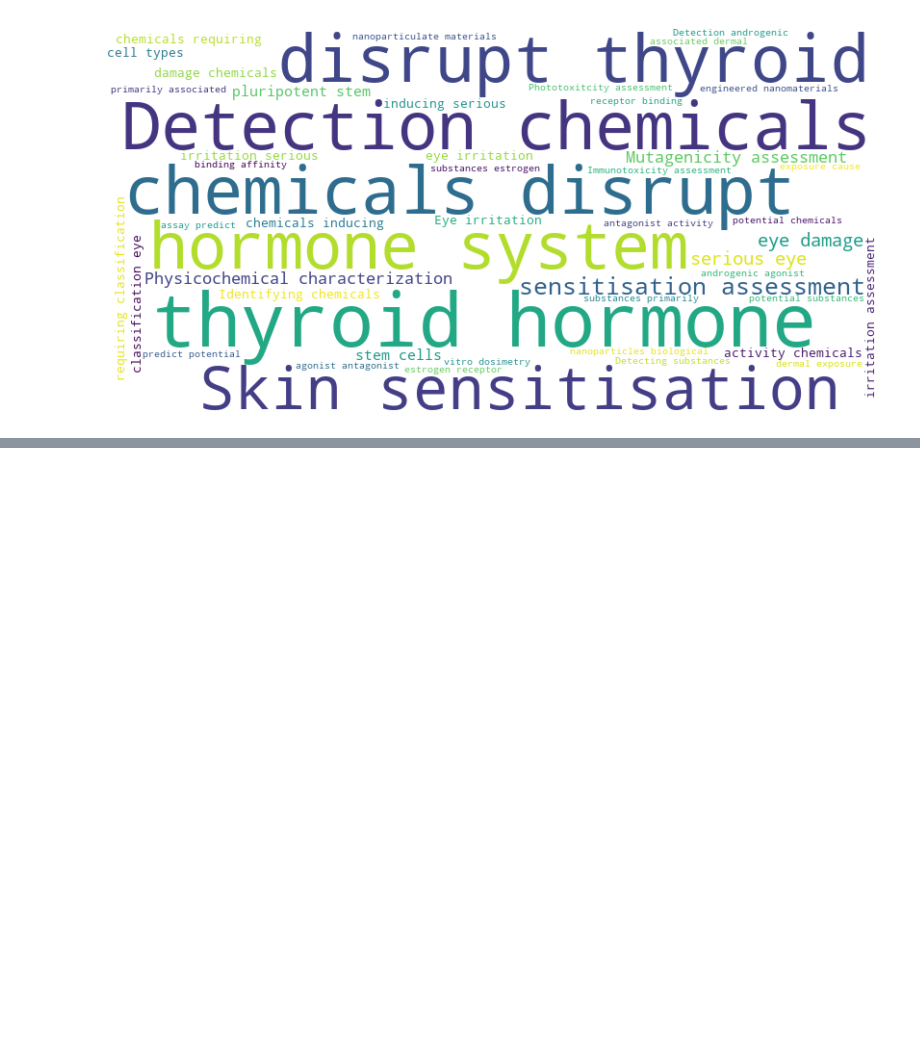
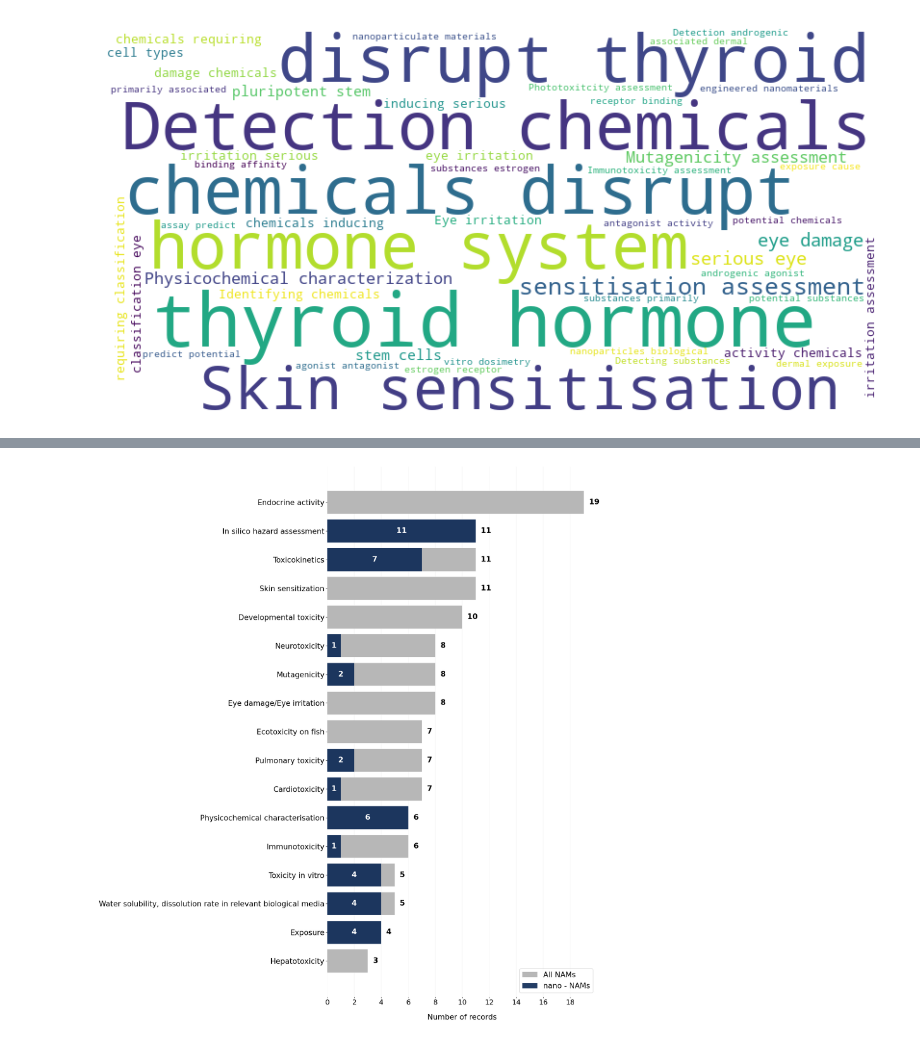
Before and after one commit to Alutka266/ECHA_2025_phase2, a Jupyter notebook: data_viz.ipynb, the cells around one changed output, grey strips where cells are left out. Saved outputs shown, nothing was run; the diff lists cells and outputs as text; code cells hidden in the pictures; blank space fills up the shorter version.

```diff
--- a/data_viz.ipynb
+++ b/data_viz.ipynb
@@ -853,0 +982,78 @@ plt.show()
+# %%
+# Rozdzielanie wartości w kolumnie SIRS oddzielonych średnikiem
+df_exploded = df.assign(SIRS=df['Standard Information Requirements (SIRs) / Specific Target Organ Toxicity (STOT)'].str.split(';')).explode('SIRS')
+df_exploded['SIRS'] = df_exploded['SIRS'].str.strip()  # Usunięcie zbędnych spacji
+
+# Podzbiór danych, gdzie wartości w kolumnie X różnią się od "no"
+subset_df_exploded = df_exploded[df_exploded['Nanomaterials used'] != 'no']
+
+# Zliczanie wartości w kolumnie SIRS dla pełnego zbioru i podzbioru
+sirs_counts_full = df_exploded['SIRS'].value_counts()
+sirs_counts_subset = subset_df_exploded['SIRS'].value_counts()
+
+# Przygotowanie 10 najczęstszych wartości
+top_10_sirs_full = sirs_counts_full.head(17)
+top_10_sirs_subset = sirs_counts_subset.reindex(top_10_sirs_full.index).fillna(0)
+
+# Przygotowanie kolorów
+full_color = '#b0b0b0'  # Szary dla pełnego zbioru
+subset_color = '#0b2854'  # Granatowy dla podzbioru
+
+# Tworzenie wykresu
+fig, ax = plt.subplots(figsize=(18, 20))
+x = range(len(top_10_sirs_full))
+
+# Słupki dla pełnego zbioru danych (szare)
+full_bars = ax.barh(x, top_10_sirs_full, color=full_color, alpha=0.9, zorder=2)
+
+# Słupki dla ograniczonego podzbioru danych (granatowe)
+subset_bars = ax.barh(x, top_10_sirs_subset, color=subset_color, alpha=0.9, zorder=3)
+
+# Dodawanie liczebności na słupkach (dla granatowych słupków podzbioru)
+for i, value in enumerate(top_10_sirs_subset):
+    if value > 0:  # Dodaj etykietę tylko, jeśli liczba jest większa od 0
+        ax.text(
+            value / 2,  # Pozycja X: połowa długości słupka
+            i,          # Pozycja Y: środek słupka
+            str(int(value)),  # Tekst: liczebność
+            va='center', ha='center',  # Wyrównanie do środka
+            fontsize=19, fontweight='bold', color='white'  # Biała czcionka
+        )
+
+# Dodawanie liczebności na słupkach (dla pełnego zbioru)
+for i, value in enumerate(top_10_sirs_full):
+    ax.text(value + max(top_10_sirs_full) * 0.02, i, str(int(value)), va='center', ha='left', fontsize=19, fontweight='bold', color='black')
+
+# Odwrócenie osi Y
+ax.invert_yaxis()
+
+from matplotlib.ticker import MaxNLocator
+
+# Stylizacja osi: ustawienie skali na liczby całkowite
+ax.xaxis.set_major_locator(MaxNLocator(integer=True))
+
+# Stylizacja osi
+ax.set_yticks(x)
+ax.set_yticklabels(top_10_sirs_full.index, fontsize=19)
+ax.set_xlabel("Number of records", fontsize=19, labelpad=20)
+
+# Powiększenie czcionki liczbowych etykiet osi X
+ax.tick_params(axis='x', labelsize=18)
+
+# Usuwanie ramek
+ax.spines['top'].set_visible(False)
+ax.spines['right'].set_visible(False)
+ax.spines['left'].set_visible(False)
+ax.spines['bottom'].set_visible(False)
+
+# Siatka
+ax.grid(True, axis='x', color='gray', linestyle='-', linewidth=0.1, zorder=0)
+
+# Legenda
+ax.legend(["All NAMs", "nano - NAMs"], fontsize=19, loc='lower right')
+
+# Wyświetlenie wykresu
+plt.tight_layout()
+plt.show()
+# %% [output]
+[figure, added]
```
Also changed, not shown: parts of 6 cells of this notebook, 2 other files.
